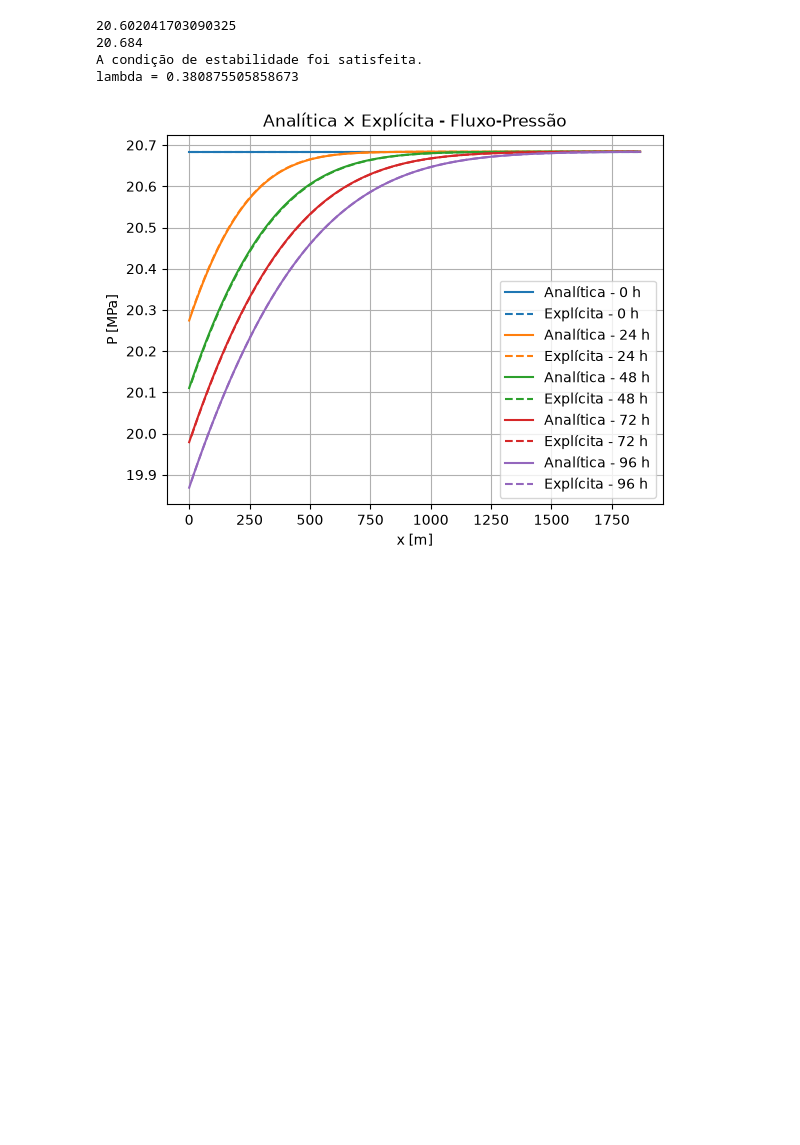
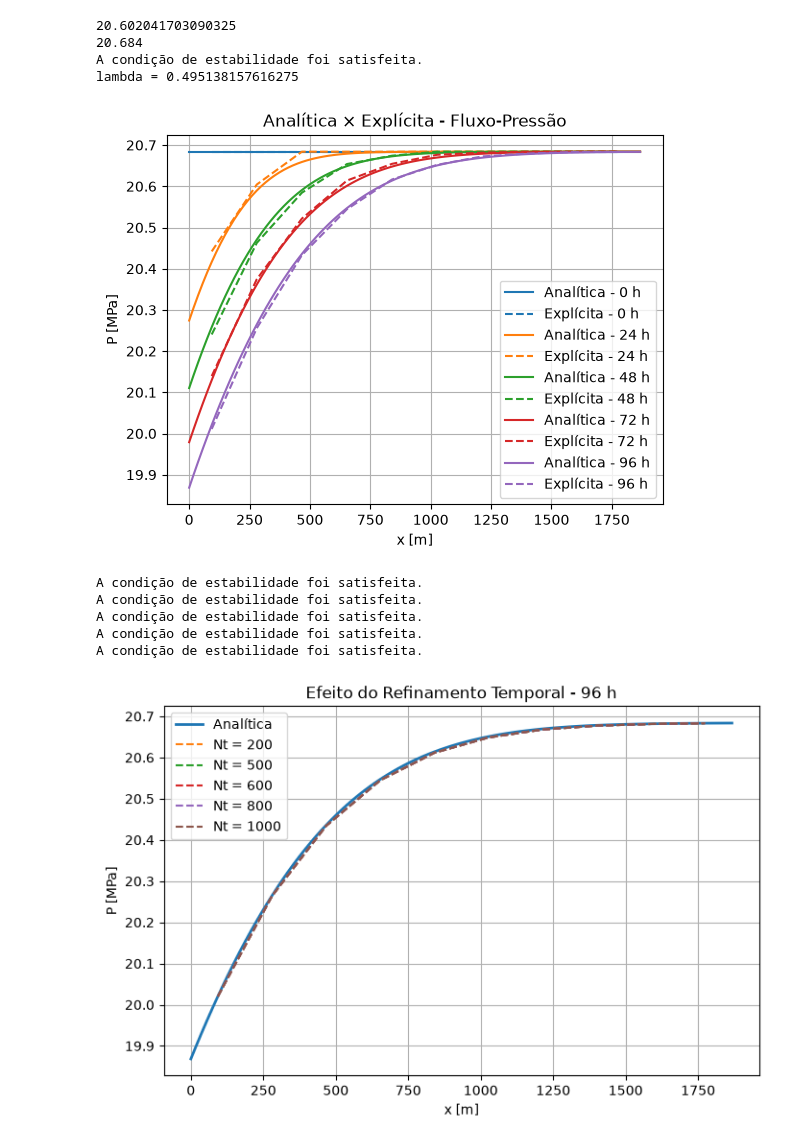
Before and after one commit to JoaoVassalo/SimRes, a Jupyter notebook: results/mdf.ipynb, the cells around one changed output. Saved outputs shown, nothing was run; the diff lists cells and outputs as text; code cells hidden in the pictures; blank space fills up the shorter version.

```diff
--- a/results/mdf.ipynb
+++ b/results/mdf.ipynb
@@ -33,8 +33,8 @@ x_an, t_an, X, T, P_an = linear_trans_1d_FP(
 )
 
 #solução explicita
-nx = 100
-nt = 1300
+nx = 10
+nt = 10
 
 x_exp, t_exp, P_exp, lambd = explicita_1d_FP(
     p0,
@@ -56,32 +56,104 @@ print("lambda =", lambd)
 
 tempos_escolhidos = np.linspace(0, t_h, 5)
 
 #gráfico de comparação entre as soluções analítica e explícita
 
 for tempo in tempos_escolhidos:
     i_an = np.argmin(np.abs(t_an - tempo*3600))
     i_exp = np.argmin(np.abs(t_exp - tempo*3600))
 
     linha, = plt.plot(
         x_an, P_an[i_an, :]/1e6,
         label=f'Analítica - {tempo:.0f} h'
     )
 
     plt.plot(
         x_exp, P_exp[i_exp, :]/1e6, '--',
         color=linha.get_color(),
         label=f'Explícita - {tempo:.0f} h'
     )
 
 plt.xlabel('x [m]')
 plt.ylabel('P [MPa]')
 plt.title('Analítica × Explícita - Fluxo-Pressão')
 plt.legend()
 plt.grid()
 plt.show()
+
+# comparação da solução explícita com diferentes refinamentos temporais
+
+nx = 10
+
+nt_values = [200,500,600,800,1000]
+
+tempo = 96
+t_escolhido = tempo * 3600
+
+i_an = np.argmin(
+    np.abs(t_an - t_escolhido)
+)
+
+
+# solução analítica
+
+plt.figure(figsize=(8, 5))
+
+plt.plot(
+    x_an,
+    P_an[i_an, :] / 1e6,
+    linewidth=2,
+    label="Analítica"
+)
+
+
+# soluções explícitas para diferentes Nt
+
+for nt_i in nt_values:
+
+    x_i, t_i, P_i, lambd_i = explicita_1d_FP(
+        p0,
+        Pe,
+        -qw,
+        h,
+        L,
+        largura,
+        k,
+        phi,
+        ct,
+        mu,
+        t_final,
+        nx,
+        nt_i
+    )
+
+    i_exp = np.argmin(
+        np.abs(t_i - t_escolhido)
+    )
+
+    plt.plot(
+        x_i,
+        P_i[i_exp, :] / 1e6,
+        "--",
+        label=f"Nt = {nt_i}"
+    )
+
+
+plt.xlabel("x [m]")
+plt.ylabel("P [MPa]")
+plt.title("Efeito do Refinamento Temporal - 96 h")
+
+plt.legend()
+plt.grid()
+plt.show()
 # %% [output]
 20.602041703090325
 20.684
 A condição de estabilidade foi satisfeita.
-lambda = 0.380875505858673
+lambda = 0.495138157616275
-[figure, old version]
+[figure, new version]
+A condição de estabilidade foi satisfeita.
+A condição de estabilidade foi satisfeita.
+A condição de estabilidade foi satisfeita.
+A condição de estabilidade foi satisfeita.
+A condição de estabilidade foi satisfeita.
+[figure, added]
```
Also changed, not shown: 2 other files.
